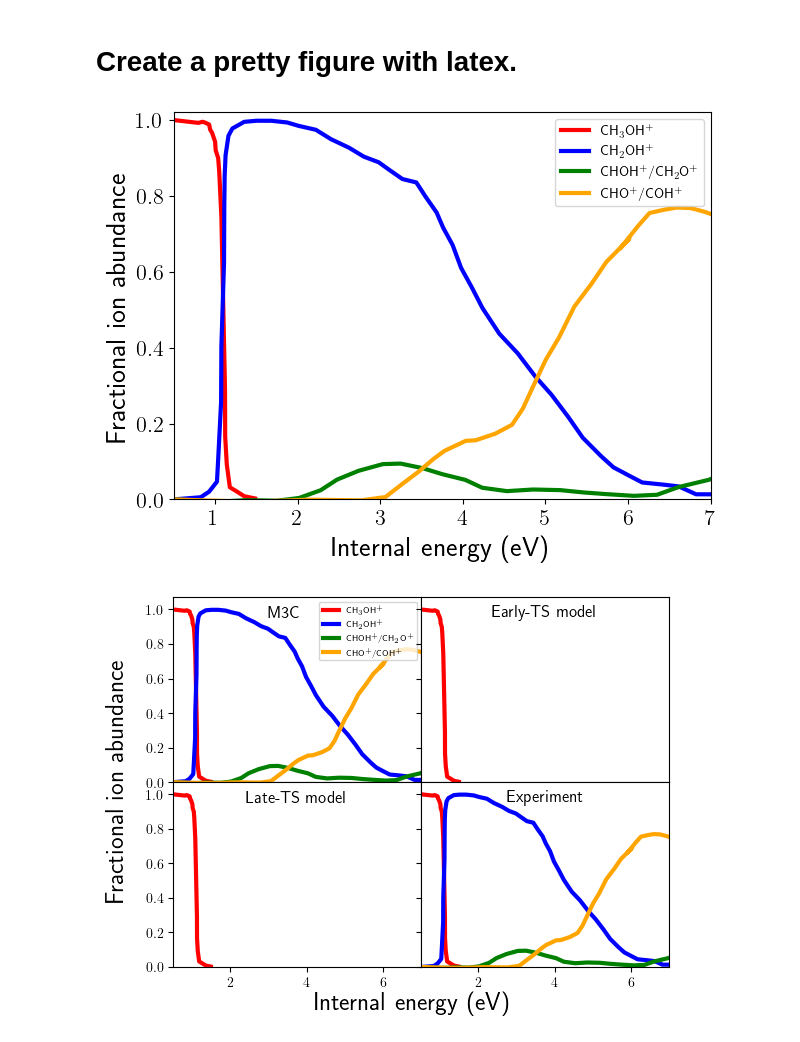
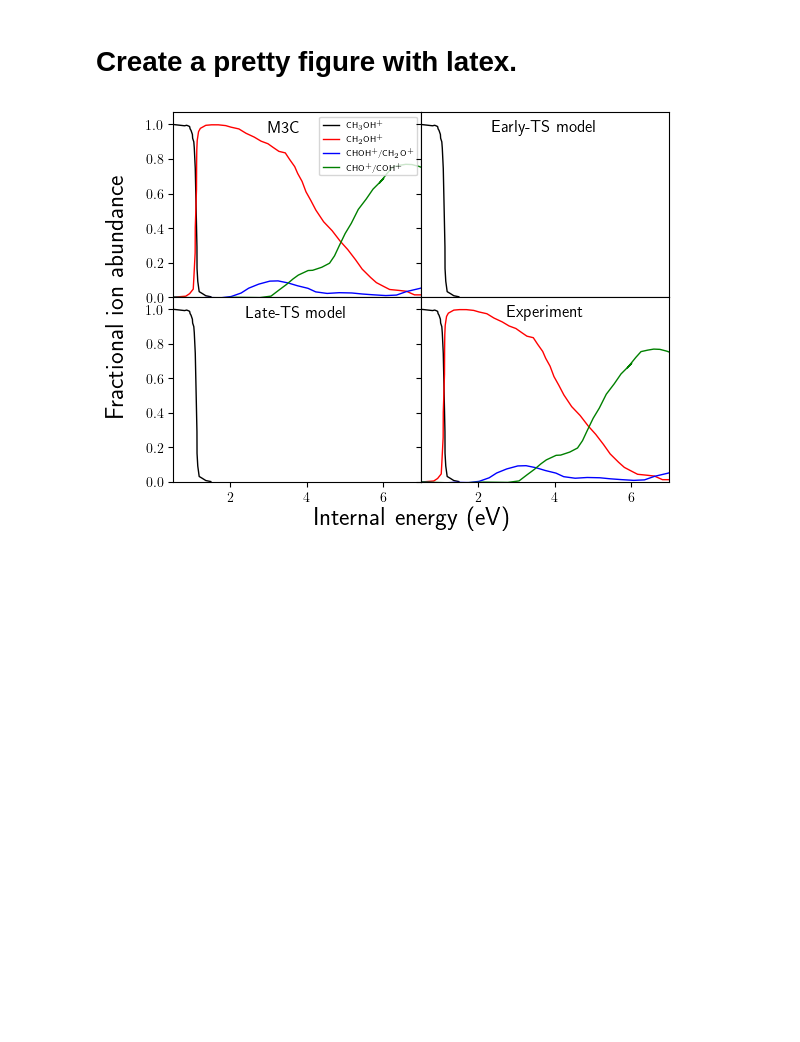
Before and after one commit to emartineznunez/latex, a Jupyter notebook: colab.ipynb, the cells around one changed output. Saved outputs shown, nothing was run; the diff lists cells and outputs as text; code cells hidden in the pictures; blank space fills up the shorter version.

```diff
--- a/colab.ipynb
+++ b/colab.ipynb
@@ -33,59 +33,58 @@ choy = exper['cho_y']
 pyplot.rcParams['text.usetex'] = True
 
 #pyplot.xticks(np.arange(0, 1.1, step=0.1))
-pyplot.ylim(0,1.02)
-pyplot.xlim(0.5,7)
-pyplot.plot(px-10.5,py,'-',color='r',label='CH$_3$OH$^+$',mfc='none',linewidth=3.0)
-pyplot.plot(ch2ohx-10.5,ch2ohy,'-',color='b',label='CH$_2$OH$^+$',mfc='none',linewidth=3.0)
-pyplot.plot(chohx-10.5,chohy,'-',color='green',label='CHOH$^+$/CH$_2$O$^+$',mfc='none',linewidth=3.0)
-pyplot.plot(chox-10.5,choy,'-',color='orange',label='CHO$^+$/COH$^+$',mfc='none',linewidth=3.0)
-pyplot.legend()
-pyplot.ylabel('Fractional ion abundance',fontsize=20)
-pyplot.xlabel('Internal energy (eV)',fontsize=20)
-pyplot.xticks(fontsize=16)
-pyplot.yticks(fontsize=16)
-pyplot.tight_layout()
-pyplot.savefig('comp.svg')
-pyplot.show()
+#pyplot.ylim(0,1.02)
+#pyplot.xlim(0.5,7)
+#pyplot.plot(px-10.5,py,'-',color='r',label='CH$_3$OH$^+$',mfc='none',linewidth=3.0)
+#pyplot.plot(ch2ohx-10.5,ch2ohy,'-',color='b',label='CH$_2$OH$^+$',mfc='none',linewidth=3.0)
+#pyplot.plot(chohx-10.5,chohy,'-',color='green',label='CHOH$^+$/CH$_2$O$^+$',mfc='none',linewidth=3.0)
+#pyplot.plot(chox-10.5,choy,'-',color='orange',label='CHO$^+$/COH$^+$',mfc='none',linewidth=3.0)
+#pyplot.legend()
+#pyplot.ylabel('Fractional ion abundance',fontsize=20)
+#pyplot.xlabel('Internal energy (eV)',fontsize=20)
+#pyplot.xticks(fontsize=16)
+#pyplot.yticks(fontsize=16)
+#pyplot.tight_layout()
+#pyplot.savefig('comp.svg')
+#pyplot.show()
 #print(xB)
 
 
 
 fig = pyplot.figure()
 gs = fig.add_gridspec(2, 2, hspace=0, wspace=0)
 (ax1, ax2), (ax3, ax4) = gs.subplots(sharex='col', sharey='row')
 
-ax1.plot(px-10.5,py,'-',color='r',label='CH$_3$OH$^+$',mfc='none',linewidth=3.0)
-ax1.plot(ch2ohx-10.5,ch2ohy,'-',color='b',label='CH$_2$OH$^+$',mfc='none',linewidth=3.0)
-ax1.plot(chohx-10.5,chohy,'-',color='green',label='CHOH$^+$/CH$_2$O$^+$',mfc='none',linewidth=3.0)
-ax1.plot(chox-10.5,choy,'-',color='orange',label='CHO$^+$/COH$^+$',mfc='none',linewidth=3.0)
-ax2.plot(px-10.5,py,'-',color='r',label='CH$_3$OH$^+$',mfc='none',linewidth=3.0)
-ax3.plot(px-10.5,py,'-',color='r',label='CH$_3$OH$^+$',mfc='none',linewidth=3.0)
-ax4.plot(px-10.5,py,'-',color='r',label='CH$_3$OH$^+$',mfc='none',linewidth=3.0)
-ax4.plot(ch2ohx-10.5,ch2ohy,'-',color='b',label='CH$_2$OH$^+$',mfc='none',linewidth=3.0)
-ax4.plot(chohx-10.5,chohy,'-',color='green',label='CHOH$^+$/CH$_2$O$^+$',mfc='none',linewidth=3.0)
-ax4.plot(chox-10.5,choy,'-',color='orange',label='CHO$^+$/COH$^+$',mfc='none',linewidth=3.0)
+ax1.plot(px-10.5,py,'-',color='black',label='CH$_3$OH$^+$',mfc='none',linewidth=1.0)
+ax1.plot(ch2ohx-10.5,ch2ohy,'-',color='red',label='CH$_2$OH$^+$',mfc='none',linewidth=1.0)
+ax1.plot(chohx-10.5,chohy,'-',color='blue',label='CHOH$^+$/CH$_2$O$^+$',mfc='none',linewidth=1.0)
+ax1.plot(chox-10.5,choy,'-',color='green',label='CHO$^+$/COH$^+$',mfc='none',linewidth=1.0)
+ax2.plot(px-10.5,py,'-',color='black',label='CH$_3$OH$^+$',mfc='none',linewidth=1.0)
+ax3.plot(px-10.5,py,'-',color='black',label='CH$_3$OH$^+$',mfc='none',linewidth=1.0)
+ax4.plot(px-10.5,py,'-',color='black',label='CH$_3$OH$^+$',mfc='none',linewidth=1.0)
+ax4.plot(ch2ohx-10.5,ch2ohy,'-',color='red',label='CH$_2$OH$^+$',mfc='none',linewidth=1.0)
+ax4.plot(chohx-10.5,chohy,'-',color='blue',label='CHOH$^+$/CH$_2$O$^+$',mfc='none',linewidth=1.0)
+ax4.plot(chox-10.5,choy,'-',color='green',label='CHO$^+$/COH$^+$',mfc='none',linewidth=1.0)
 ax1.set_xlim(0.5,7)
 ax2.set_xlim(0.5,7)
 ax3.set_xlim(0.5,7)
 ax4.set_xlim(0.5,7)
 ax1.set_ylim(0,1.07)
 ax2.set_ylim(0,1.07)
 ax3.set_ylim(0,1.07)
 ax4.set_ylim(0,1.07)
 ax1.legend(fontsize=6,loc="upper right")
 ax1.set_title('M3C',x=0.45, y=0.9,pad=-1)
 ax2.set_title('Early-TS model',y=0.9,pad=-1)
 ax3.set_title('Late-TS model',y=0.9,pad=-1)
 ax4.set_title('Experiment',y=0.9,pad=-1)
 
 for ax in fig.get_axes():
     ax.label_outer()
 
 fig.supylabel('Fractional ion abundance',fontsize=18)
 fig.supxlabel('Internal energy (eV)',fontsize=18)
 pyplot.savefig('comp2.svg')
 pyplot.show()
 # %% [output]
-[figure, old version]
+[figure, new version]
-[figure, removed]
```
